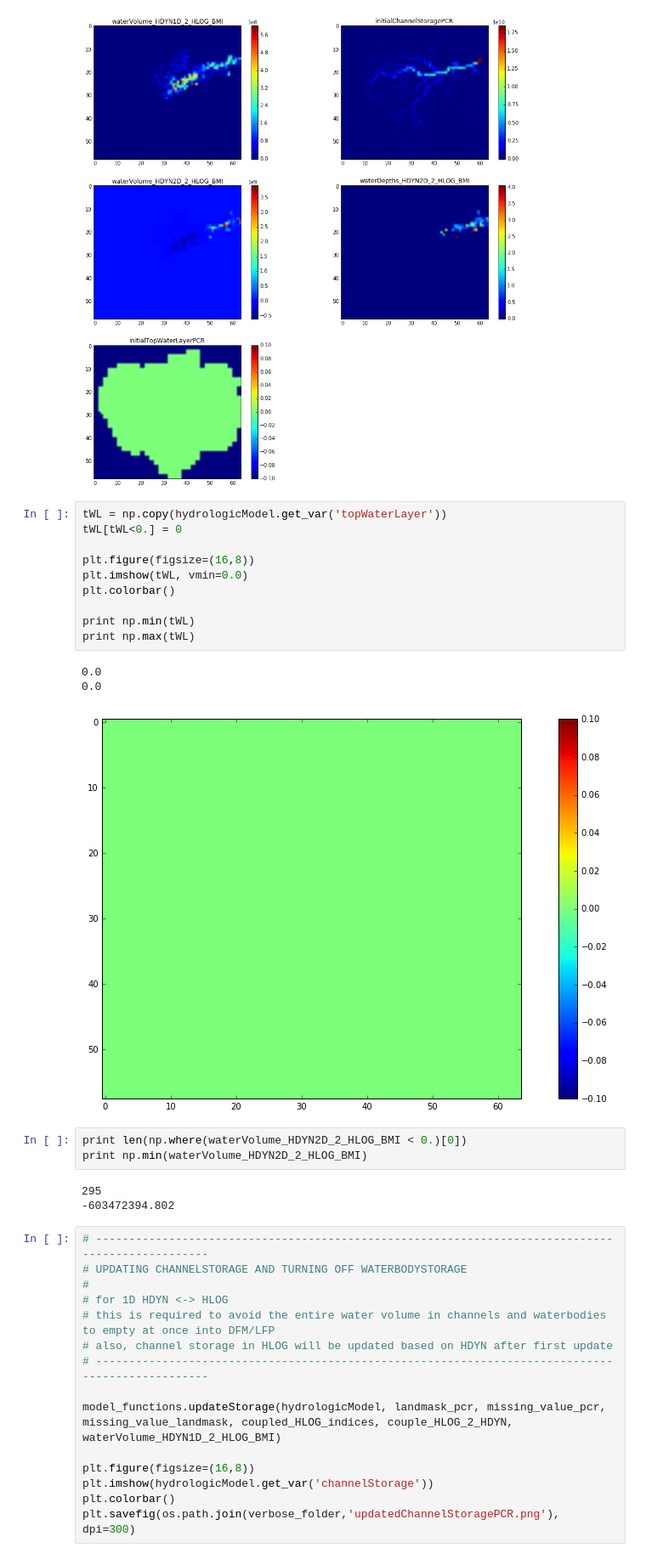
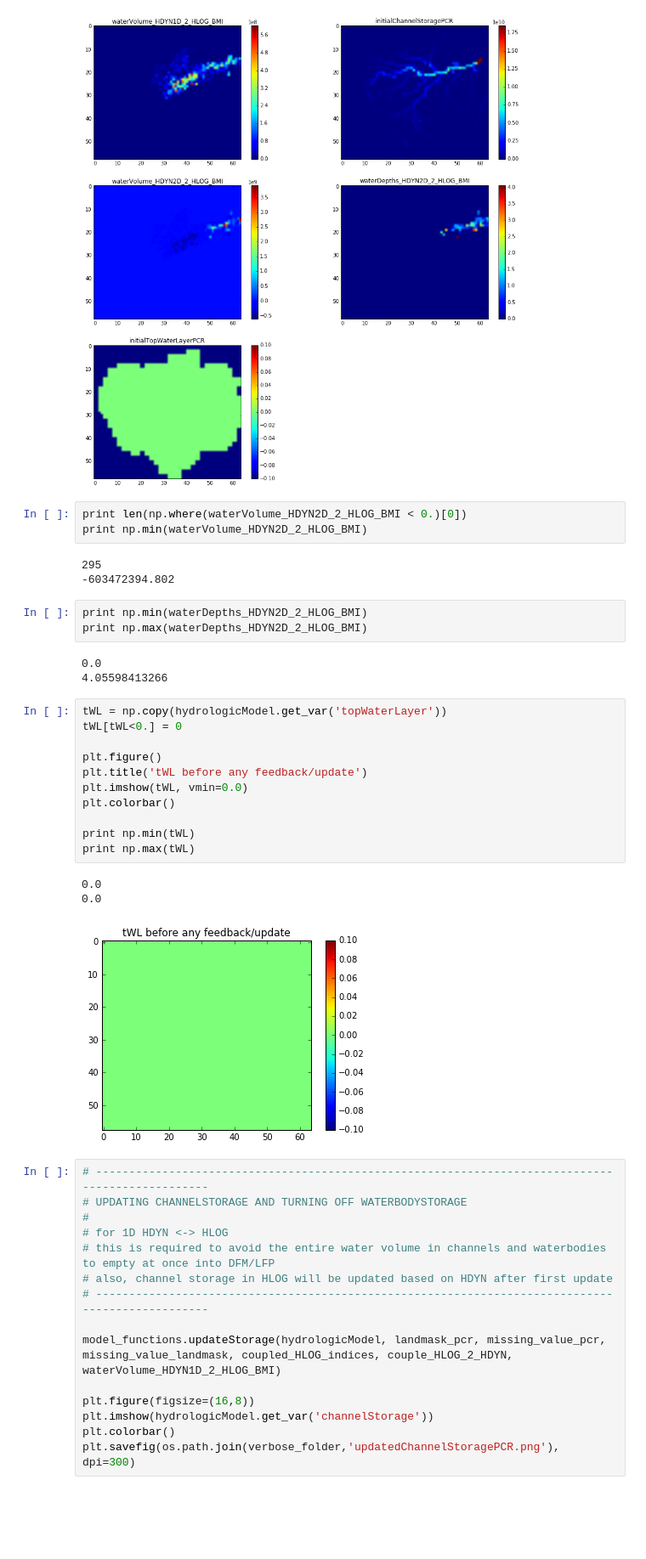
Before and after one commit to wk1984/glofrim, a Jupyter notebook: couplingFramework_v2_LFPtoPCR.ipynb, the cells around one changed output. Shown at 85% size. Cells and saved outputs as stored; diff of their text form; blank space fills up the shorter version.

```diff
--- a/couplingFramework_v2_LFPtoPCR.ipynb
+++ b/couplingFramework_v2_LFPtoPCR.ipynb
@@ -357,26 +359,33 @@ plt.savefig(os.path.join(verbose_folder,'conditionsPCRbefore1stUpdate.png'), dpi
 # %% [output]
 -603472394.802 3901294103.34
 [figure]
-# %%
-tWL = np.copy(hydrologicModel.get_var('topWaterLayer'))
-tWL[tWL<0.] = 0
-
-plt.figure(figsize=(16,8))
-plt.imshow(tWL, vmin=0.0)
-plt.colorbar()
-
-print np.min(tWL)
-print np.max(tWL)
-# %% [output]
-0.0
-0.0
-[figure, removed]
 # %%
 print len(np.where(waterVolume_HDYN2D_2_HLOG_BMI < 0.)[0])
 print np.min(waterVolume_HDYN2D_2_HLOG_BMI)
 # %% [output]
 295
 -603472394.802
+# %%
+print np.min(waterDepths_HDYN2D_2_HLOG_BMI)
+print np.max(waterDepths_HDYN2D_2_HLOG_BMI)
+# %% [output]
+0.0
+4.05598413266
+# %%
+tWL = np.copy(hydrologicModel.get_var('topWaterLayer'))
+tWL[tWL<0.] = 0
+
+plt.figure()
+plt.title('tWL before any feedback/update')
+plt.imshow(tWL, vmin=0.0)
+plt.colorbar()
+
+print np.min(tWL)
+print np.max(tWL)
+# %% [output]
+0.0
+0.0
+[figure, added]
 # %%
 # -------------------------------------------------------------------------------------------------
 # UPDATING CHANNELSTORAGE AND TURNING OFF WATERBODYSTORAGE
```
Also changed, not shown: parts of 22 cells of this notebook, 4 other files.
